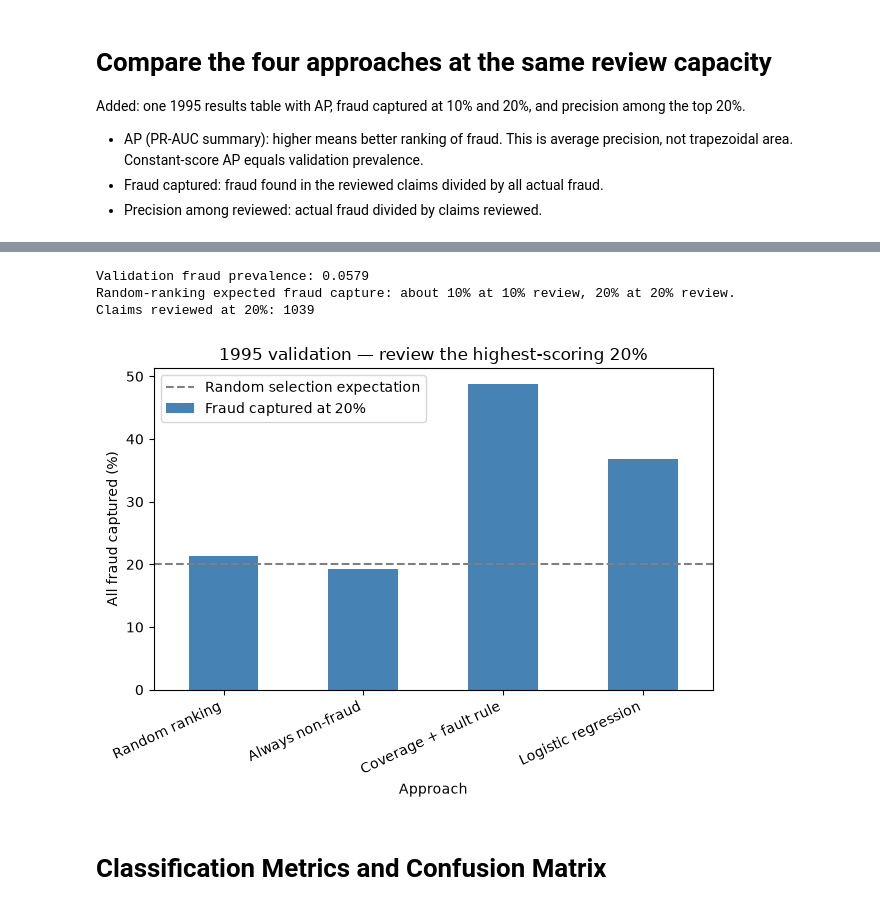
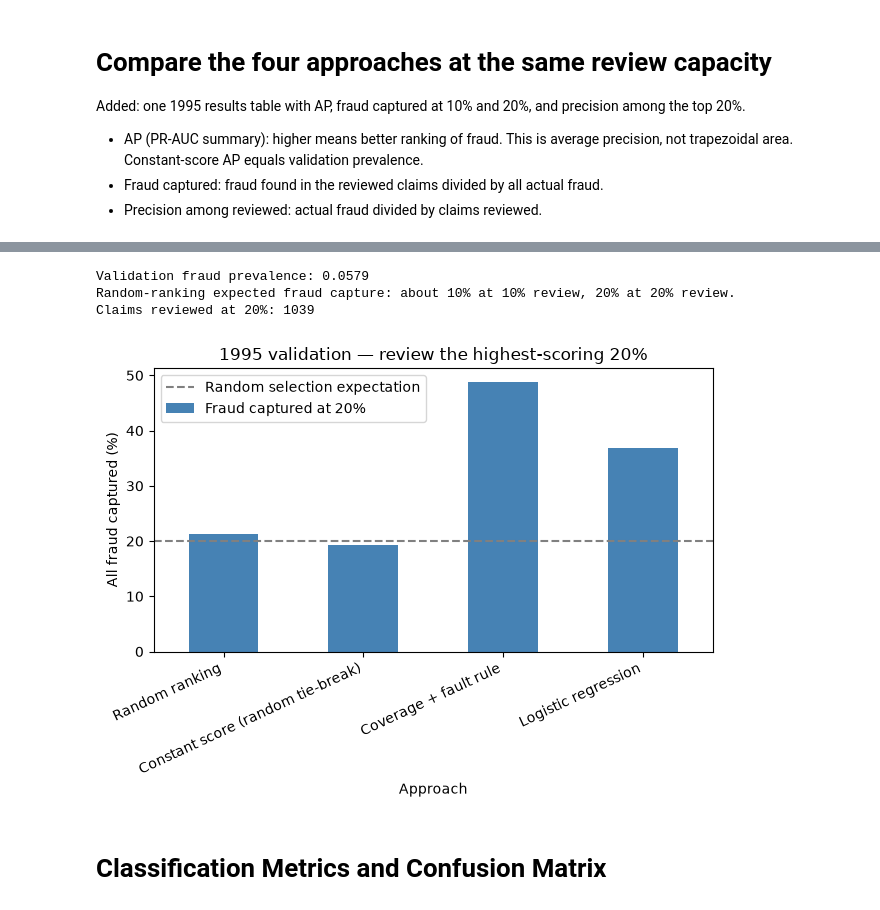
Before and after one commit to Break-Through-Tech/LexisNexis-1B-detecting-fraudulent-insurance-claims, a Jupyter notebook: notebooks/Fraud_Detection.ipynb, the cells around one changed output, grey strips where cells are left out. Cells and saved outputs as stored; diff of their text form; code cells hidden in the pictures.

```diff
--- a/notebooks/Fraud_Detection.ipynb
+++ b/notebooks/Fraud_Detection.ipynb
@@ -260,14 +260,17 @@ def review_metrics(name, scores):
         'AP': average_precision_score(y_val, scores),
         'Fraud captured at 10%': top_10['Actual fraud'].sum() / y_val.sum(),
         'Fraud captured at 20%': top_20['Actual fraud'].sum() / y_val.sum(),
-        'Precision among top 20%': top_20['Actual fraud'].mean()
+        'Precision among top 20%': top_20['Actual fraud'].mean(),
+        'F1 at 20%': 2 * top_20['Actual fraud'].sum() / (len(top_20) + y_val.sum()),
+        'Fraud caught': int(top_20['Actual fraud'].sum()),
+        'Claims reviewed': len(top_20)
     }
 
 random_scores = np.random.default_rng(42).random(len(y_val))
 constant_scores = np.zeros(len(y_val))
 scores_by_approach = {
     'Random ranking': random_scores,
-    'Always non-fraud': constant_scores,
+    'Constant score (random tie-break)': constant_scores,
     'Coverage + fault rule': lookup_scores,
     'Logistic regression': val_probabilities
 }
@@ -297,7 +300,7 @@ plt.show()
 Validation fraud prevalence: 0.0579
 Random-ranking expected fraud capture: about 10% at 10% review, 20% at 20% review.
 Claims reviewed at 20%: 1039
-[figure, old version]
+[figure, new version]
 # %% [markdown]
 # Classification Metrics and Confusion Matrix
 # %%
```
Also changed, not shown: parts of 10 cells of this notebook, 3 other files.
